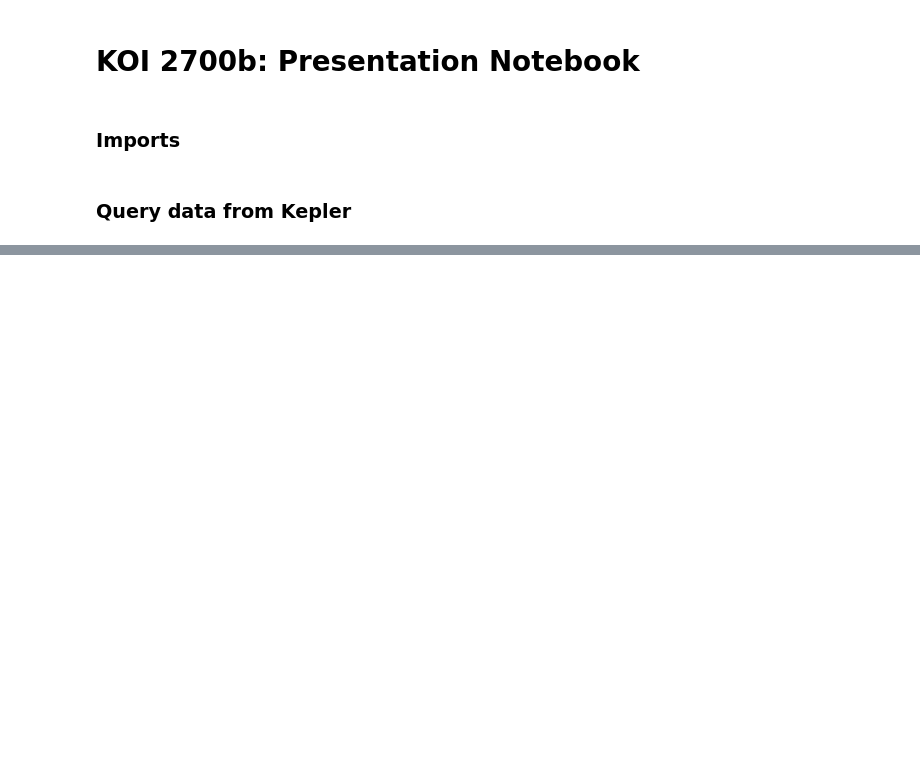
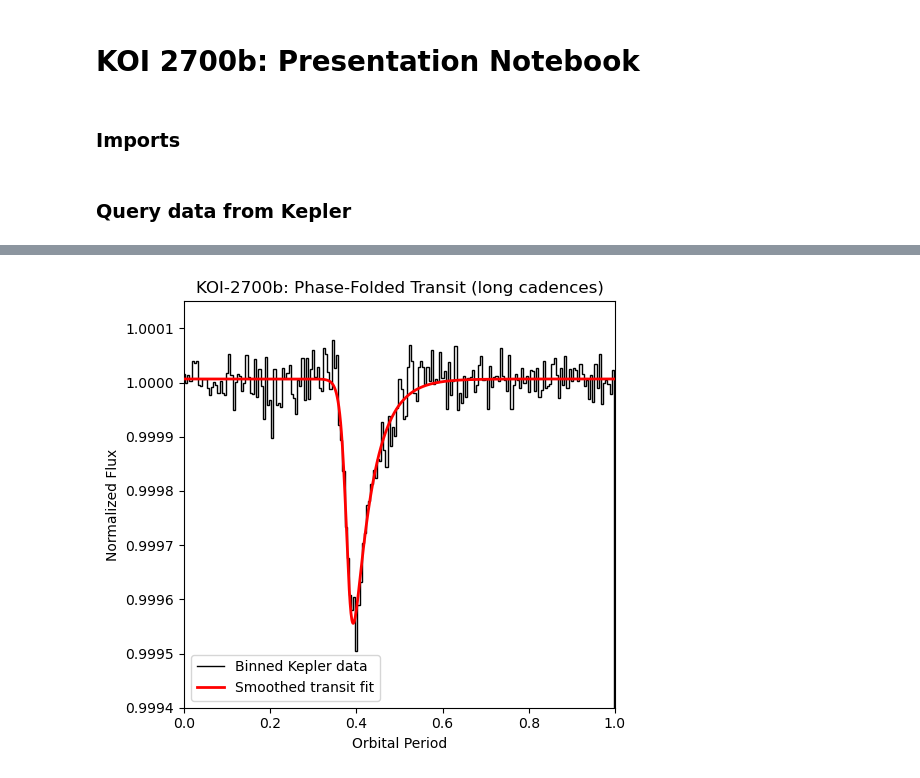
Before and after one commit to psi-dirac/psi-planet-disintegration, a Jupyter notebook: KOI2700b/KOI2700b_Presentation.ipynb, the cells around one changed output, grey strips where cells are left out. Cells and saved outputs as stored; diff of their text form; code cells hidden in the pictures; blank space fills up the shorter version.

```diff
--- a/KOI2700b/KOI2700b_Presentation.ipynb
+++ b/KOI2700b/KOI2700b_Presentation.ipynb
@@ -116,0 +181,70 @@ plt.show()
+# %%
+# Extract the binned data
+x = np.asarray(binned.time.value)
+y = np.asarray(binned.flux.value)
+
+# Remove invalid data
+valid = np.isfinite(x) & np.isfinite(y)
+x, y = x[valid], y[valid]
+
+# Width of each phase bin
+phase = (x / period + 1) % 1
+phase_min = phase[np.argmin(y)]
+shift = 0.40 - phase_min
+phase = (phase + shift) % 1
+idx = np.argsort(phase)
+
+phase = phase[idx]
+y = y[idx]
+
+phase_bin_width = 1 / 200
+bin_edges = np.concatenate((
+    [phase[0] - phase_bin_width / 2],
+    phase + phase_bin_width / 2
+))
+
+# Create a figure and axes
+fig, ax = plt.subplots(figsize=(5.5, 5))
+
+# Draw only the horizontal tops of the bins
+ax.stairs(
+    y,
+    bin_edges,
+    color="black",
+    linewidth=1.0,
+    label="Binned Kepler data",
+    zorder=2
+)
+
+# Add the fitted curve
+x_fit = np.linspace(0, 1, 1000)
+y_fit = transit_model(x_fit, *popt)
+
+ax.plot(
+    x_fit, y_fit,
+    color="red",
+    linewidth=2,
+    label="Smoothed transit fit",
+    zorder=3
+)
+
+# Format the figure
+ax.set_xlim(0, 1)
+ax.ticklabel_format(
+    axis='y',
+    style='plain',
+    useOffset=False
+)
+ax.set_ylim(0.9994, 1.00015)
+
+ax.set_xlabel("Orbital Period")
+ax.set_ylabel("Normalized Flux")
+ax.set_title("KOI-2700b: Phase-Folded Transit (long cadences)")
+
+ax.legend()
+ax.grid(False)
+
+fig.tight_layout()
+plt.show()
+# %% [output]
+[figure, added]
```
Also changed, not shown: parts of 9 cells of this notebook.
